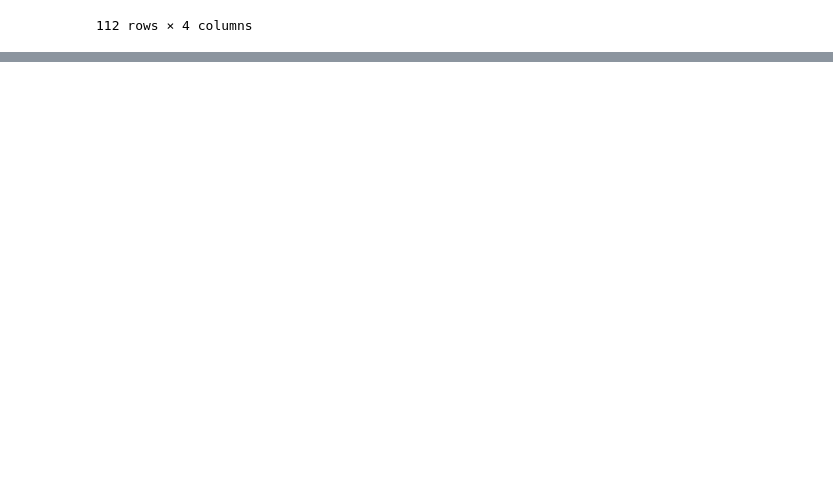
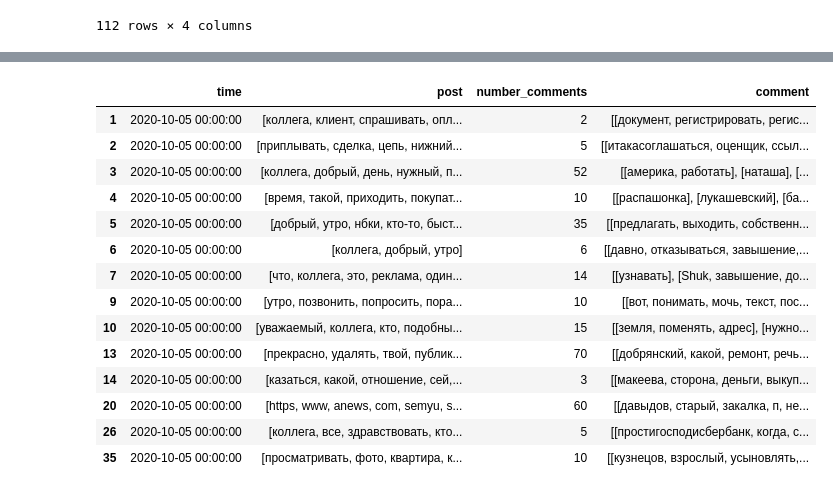
Before and after one commit to VityaVitalich/fb, a Jupyter notebook: NLP_fb.ipynb, the cells around one changed output, grey strips where cells are left out. Saved outputs shown, nothing was run; the diff lists cells and outputs as text; code cells hidden in the pictures; blank space fills up the shorter version.

```diff
--- a/NLP_fb.ipynb
+++ b/NLP_fb.ipynb
@@ -329,3 +425,5 @@ NameError: name 'wordcount' is not defined
 a[0][0]
 # %% [output]
 'квартира'
+# %%
+df = pd.read_csv('fb.csv', index_col=0)
@@ -347,0 +558,2 @@ df
+# %%
+df_d = df[df['time']<datetime(2020,10,5,0,0)]
@@ -347,0 +562,10 @@ df
+# %%
+df_d.index = np.arange(len(df_d))
+d = ''
+for i in range(len(df_d)):
+    d += ' ' + det.detokenize(df_d['post'][i])
+
+df_nd.index = np.arange(len(df_nd))
+nd = ''
+for i in range(len(df_nd)):
+    nd += ' ' + det.detokenize(df_nd['post'][i])
@@ -347,0 +621,18 @@ df
+# %%
+df.iloc[np.delete(np.arange(len(df)), df_d.index),:]
+# %% [output]
+|  | time | post | number_comments | comment |
+| 1 | 2020-10-05 00:00:00 | [коллега, клиент, спрашивать, опл... | 2 | [[документ, регистрировать, регис... |
+| 2 | 2020-10-05 00:00:00 | [приплывать, сделка, цепь, нижний... | 5 | [[итакасоглашаться, оценщик, ссыл... |
+| 3 | 2020-10-05 00:00:00 | [коллега, добрый, день, нужный, п... | 52 | [[америка, работать], [наташа], [... |
+| 4 | 2020-10-05 00:00:00 | [время, такой, приходить, покупат... | 10 | [[распашонка], [лукашевский], [ба... |
+| 5 | 2020-10-05 00:00:00 | [добрый, утро, нбки, кто-то, быст... | 35 | [[предлагать, выходить, собственн... |
+| 6 | 2020-10-05 00:00:00 | [коллега, добрый, утро] | 6 | [[давно, отказываться, завышение,... |
+| 7 | 2020-10-05 00:00:00 | [что, коллега, это, реклама, один... | 14 | [[узнавать], [Shuk, завышение, до... |
+| 9 | 2020-10-05 00:00:00 | [утро, позвонить, попросить, пора... | 10 | [[вот, понимать, мочь, текст, пос... |
+| 10 | 2020-10-05 00:00:00 | [уважаемый, коллега, кто, подобны... | 15 | [[земля, поменять, адрес], [нужно... |
+| 13 | 2020-10-05 00:00:00 | [прекрасно, удалять, твой, публик... | 70 | [[добрянский, какой, ремонт, речь... |
+| 14 | 2020-10-05 00:00:00 | [казаться, какой, отношение, сей,... | 3 | [[макеева, сторона, деньги, выкуп... |
+| 20 | 2020-10-05 00:00:00 | [https, www, anews, com, semyu, s... | 60 | [[давыдов, старый, закалка, п, не... |
+| 26 | 2020-10-05 00:00:00 | [коллега, все, здравствовать, кто... | 5 | [[простигосподисбербанк, когда, с... |
+| 35 | 2020-10-05 00:00:00 | [просматривать, фото, квартира, к... | 10 | [[кузнецов, взрослый, усыновлять,... |
```
Also changed, not shown: parts of 37 cells of this notebook.
